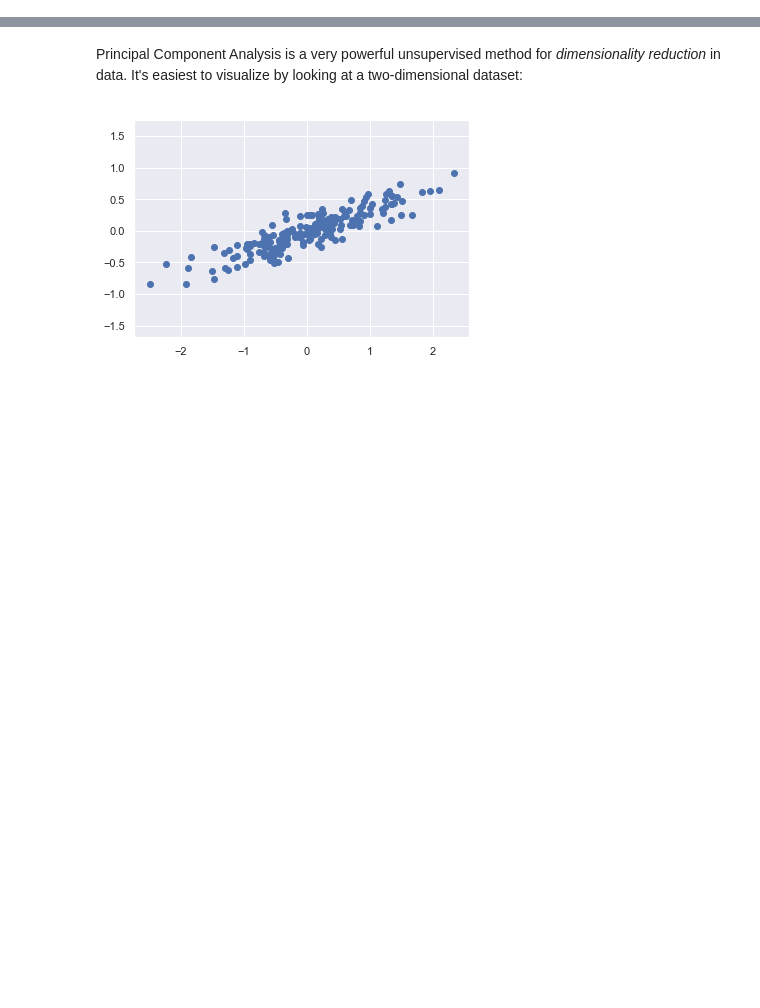
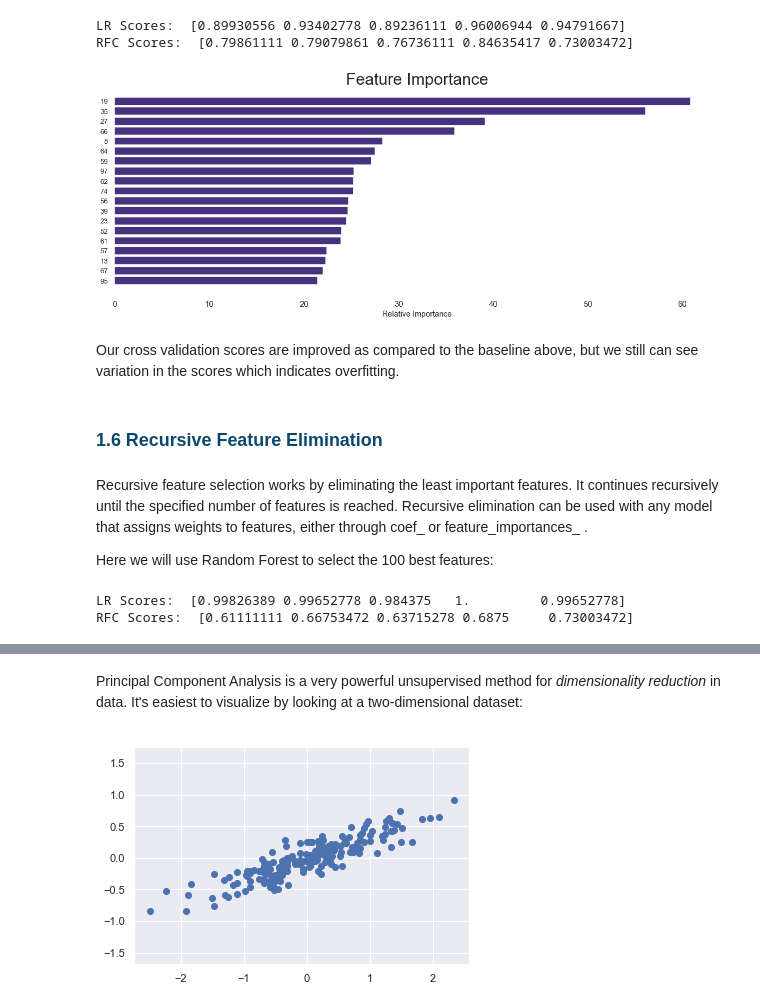
Before and after one commit to gaoshangdeakin/SIT384-Jupyter, a Jupyter notebook: SIT384P08A-Feature Selection and Dimensionality Reduction.ipynb, the cells around one changed output, grey strips where cells are left out. Cells and saved outputs as stored; diff of their text form; code cells hidden in the pictures; blank space fills up the shorter version.

```diff
--- a/SIT384P08A-Feature Selection and Dimensionality Reduction.ipynb
+++ b/SIT384P08A-Feature Selection and Dimensionality Reduction.ipynb
@@ -231,0 +312,49 @@ We'll start with our standard set of initial imports:
+# %%
+# feature extraction
+k_best = feature_selection.SelectKBest(score_func=feature_selection.f_classif, k=100)
+# fit on train set
+fit = k_best.fit(X_train, y_train)
+# transform train set
+univariate_features = fit.transform(X_train)
+# %%
+lr = LogisticRegression(solver='liblinear')
+rfc = RandomForestClassifier(n_estimators=100)
+
+lr_scores = cross_val_score(lr, univariate_features, y_train, cv=5, scoring='roc_auc')
+rfc_scores = cross_val_score(rfc, univariate_features, y_train, cv=5, scoring='roc_auc')
+
+print('LR Scores: ', lr_scores)
+print('RFC Scores: ', rfc_scores)
+# %% [output]
+LR Scores:  [0.89930556 0.93402778 0.89236111 0.96006944 0.94791667]
+RFC Scores:  [0.79861111 0.79079861 0.76736111 0.84635417 0.73003472]
+# %%
+# checking which are the most important features
+feature_importance = rfc.fit(univariate_features, y_train).feature_importances_
+
+# Make importances relative to max importance.
+feature_importance = 100.0 * (feature_importance / feature_importance.max())
+sorted_idx = np.argsort(feature_importance)
+sorted_idx = sorted_idx[-20:-1:1]
+pos = np.arange(sorted_idx.shape[0]) + .5
+plt.barh(pos, feature_importance[sorted_idx], align='center')
+plt.yticks(pos, X_train_df.columns[sorted_idx])
+plt.xlabel('Relative Importance')
+plt.title('Feature Importance', fontsize=30)
+plt.tick_params(axis='x', which='major', labelsize=15)
+sns.despine(left=True, bottom=True)
+plt.show()
+# %% [output]
+[figure, added]
+# %% [markdown]
+Our cross validation scores are improved as compared to the baseline above, but we still can see variation in the scores which indicates overfitting.
+
+<!--Logistic Regression Public Leaderboard Score: 0.676-->
+# %% [markdown]
+<a id = "6"></a>
+
+### <span style="color:#0b486b">1.6 Recursive Feature Elimination</span>
+# %% [markdown]
+Recursive feature selection works by eliminating the least important features. It continues recursively until the specified number of features is reached. Recursive elimination can be used with any model that assigns weights to features, either through coef_ or feature\_importances_ .
+
+Here we will use Random Forest to select the 100 best features:
@@ -231,0 +370,12 @@ We'll start with our standard set of initial imports:
+# %%
+lr = LogisticRegression(solver='liblinear')
+rfc = RandomForestClassifier(n_estimators=10)
+
+lr_scores = cross_val_score(lr, recursive_features, y_train, cv=5, scoring='roc_auc')
+rfc_scores = cross_val_score(rfc, recursive_features, y_train, cv=5, scoring='roc_auc')
+
+print('LR Scores: ', lr_scores)
+print('RFC Scores: ', rfc_scores)
+# %% [output]
+LR Scores:  [0.99826389 0.99652778 0.984375   1.         0.99652778]
+RFC Scores:  [0.61111111 0.66753472 0.63715278 0.6875     0.73003472]
```
Also changed, not shown: parts of 70 cells of this notebook.
